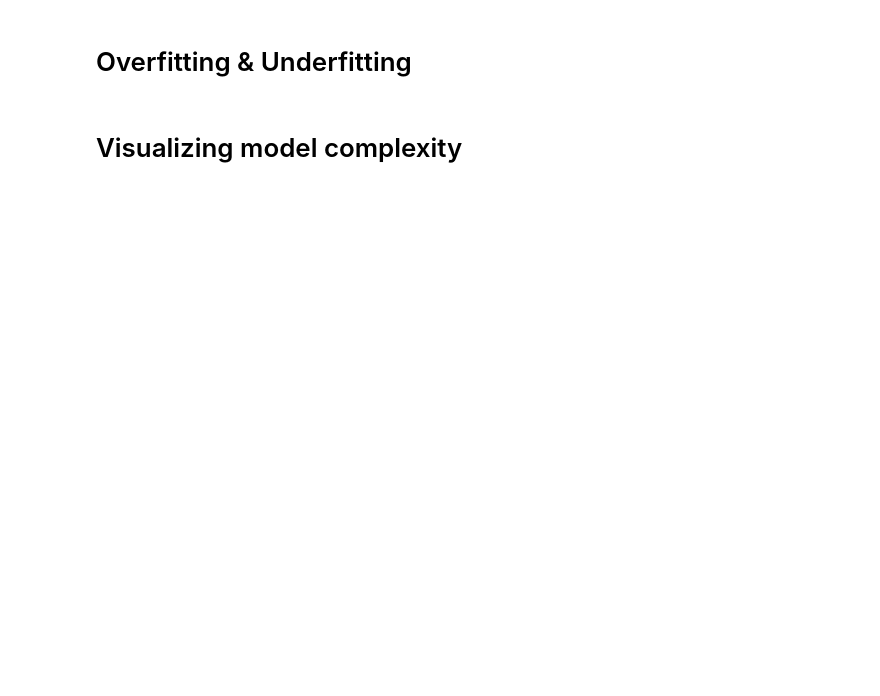
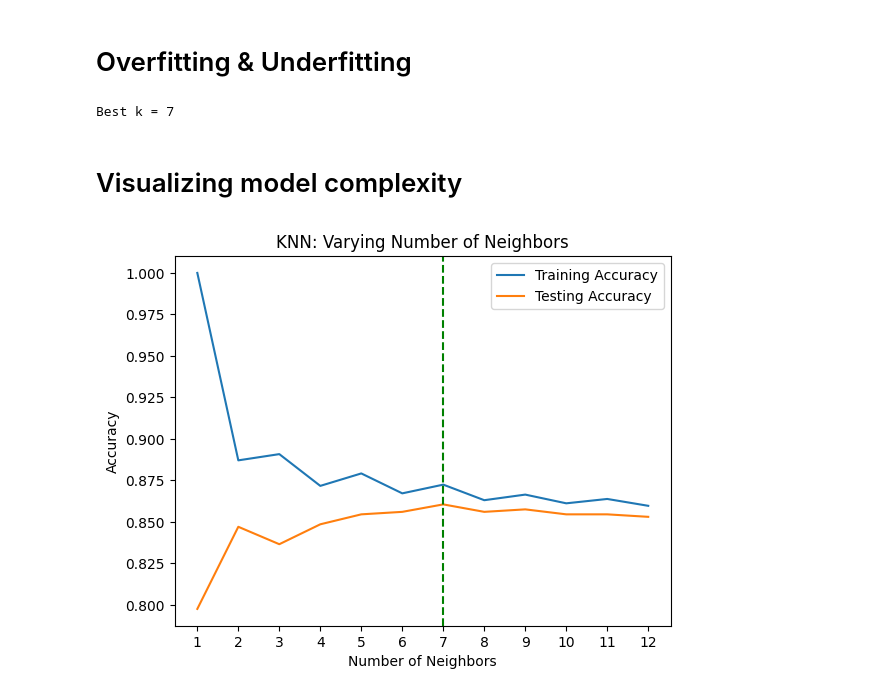
Before and after one commit to YoussefAboelwafa/Supervised-ML, a Jupyter notebook: classification_KNN.ipynb, the cells around one changed output. Cells and saved outputs as stored; diff of their text form; code cells hidden in the pictures; blank space fills up the shorter version.

```diff
--- a/classification_KNN.ipynb
+++ b/classification_KNN.ipynb
@@ -55,6 +63,9 @@ print(knn.score(X_test, y_test))
 neighbors = np.arange(1, 13)
 train_accuracies = {}
 test_accuracies = {}
+
+max = 0  # Initialize the maximum sum of accuracies pair
+best_k = 0  # Initialize the best k
 
 for neighbor in neighbors:
     # Set up a KNN Classifier
@@ -67,22 +78,32 @@ for neighbor in neighbors:
     train_accuracies[neighbor] = knn.score(X_train, y_train)
     test_accuracies[neighbor] = knn.score(X_test, y_test)
 
-print(neighbors, "\n", train_accuracies, "\n", test_accuracies)
+    if test_accuracies[neighbor] > max:
+        max = test_accuracies[neighbor]
+        best_k = neighbor
+
+print(f"Best k = {best_k}")
+# %% [output]
+Best k = 7
 # %% [markdown]
 # Visualizing model complexity
 # %%
 # Add a title
 plt.title("KNN: Varying Number of Neighbors")
 
 # Plot training accuracies
 plt.plot(neighbors, train_accuracies.values(), label="Training Accuracy")
 
 # Plot test accuracies
 plt.plot(neighbors, test_accuracies.values(), label="Testing Accuracy")
 
 plt.legend()
 plt.xlabel("Number of Neighbors")
 plt.ylabel("Accuracy")
+plt.axvline(x=best_k, color="green", linestyle="--")
+plt.xticks(neighbors)
 
 # Display the plot
 plt.show()
+# %% [output]
+[figure, added]
```
Also changed, not shown: parts of 2 cells of this notebook.
